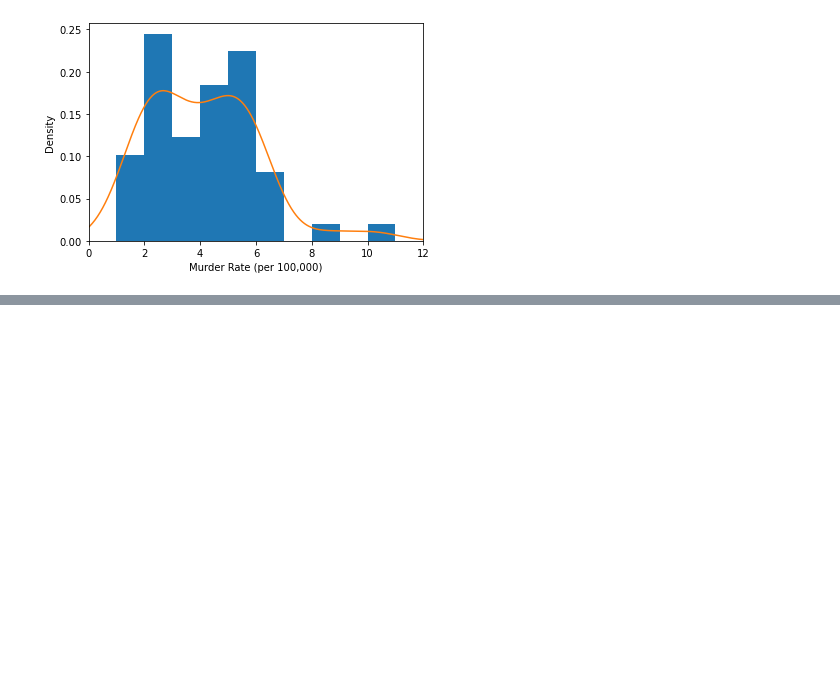
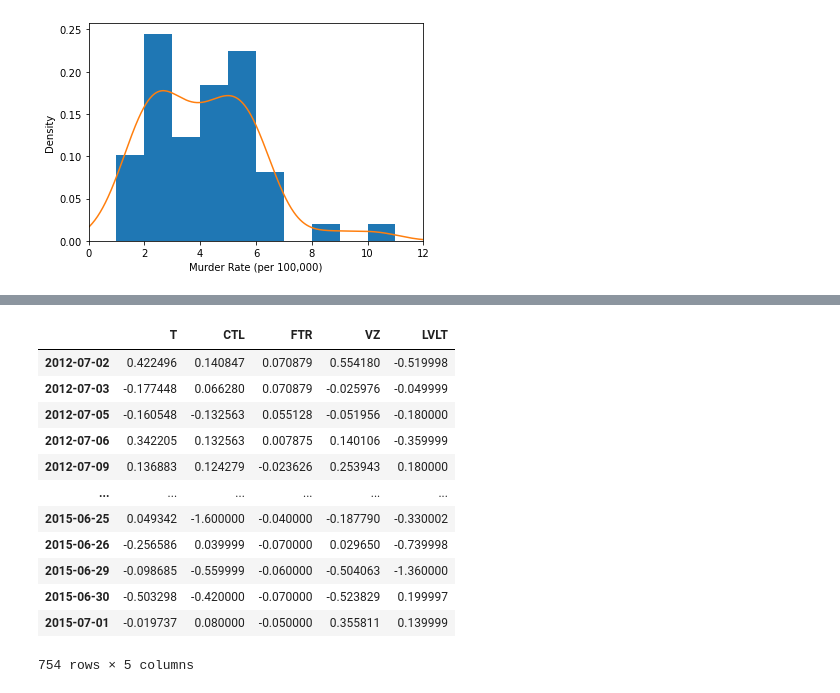
Before and after one commit to jkurdys/practical-statistics-for-data-scientists, a Jupyter notebook: python/notebooks/EDA.ipynb, the cells around one changed output, grey strips where cells are left out. Cells and saved outputs as stored; diff of their text form; code cells hidden in the pictures; blank space fills up the shorter version.

```diff
--- a/python/notebooks/EDA.ipynb
+++ b/python/notebooks/EDA.ipynb
@@ -110,0 +123,20 @@ Text(0.5, 0, 'Murder Rate (per 100,000)')
+# %%
+telecomSymbols = sp500_sym[sp500_sym['sector'] == 'telecommunications_services']['symbol']
+
+telecom = sp500_px.loc[sp500_px.index >= '2012-07-01', telecomSymbols]
+telecom.corr()
+telecom
+# %% [output]
+|  | T | CTL | FTR | VZ | LVLT |
+| 2012-07-02 | 0.422496 | 0.140847 | 0.070879 | 0.554180 | -0.519998 |
+| 2012-07-03 | -0.177448 | 0.066280 | 0.070879 | -0.025976 | -0.049999 |
+| 2012-07-05 | -0.160548 | -0.132563 | 0.055128 | -0.051956 | -0.180000 |
+| 2012-07-06 | 0.342205 | 0.132563 | 0.007875 | 0.140106 | -0.359999 |
+| 2012-07-09 | 0.136883 | 0.124279 | -0.023626 | 0.253943 | 0.180000 |
+| ... | ... | ... | ... | ... | ... |
+| 2015-06-25 | 0.049342 | -1.600000 | -0.040000 | -0.187790 | -0.330002 |
+| 2015-06-26 | -0.256586 | 0.039999 | -0.070000 | 0.029650 | -0.739998 |
+| 2015-06-29 | -0.098685 | -0.559999 | -0.060000 | -0.504063 | -1.360000 |
+| 2015-06-30 | -0.503298 | -0.420000 | -0.070000 | -0.523829 | 0.199997 |
+| 2015-07-01 | -0.019737 | 0.080000 | -0.050000 | 0.355811 | 0.139999 |
+754 rows × 5 columns
```
Also changed, not shown: parts of 5 cells of this notebook.
